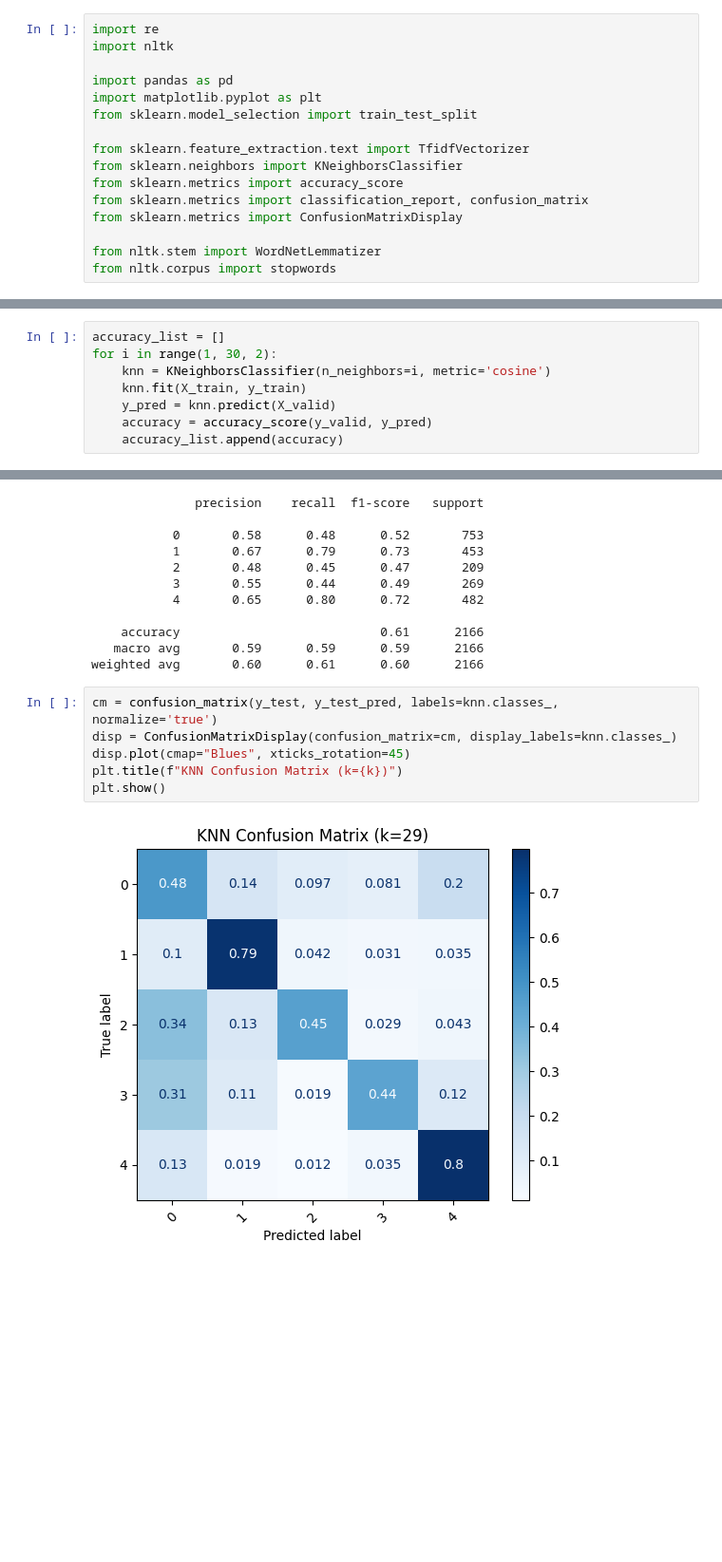
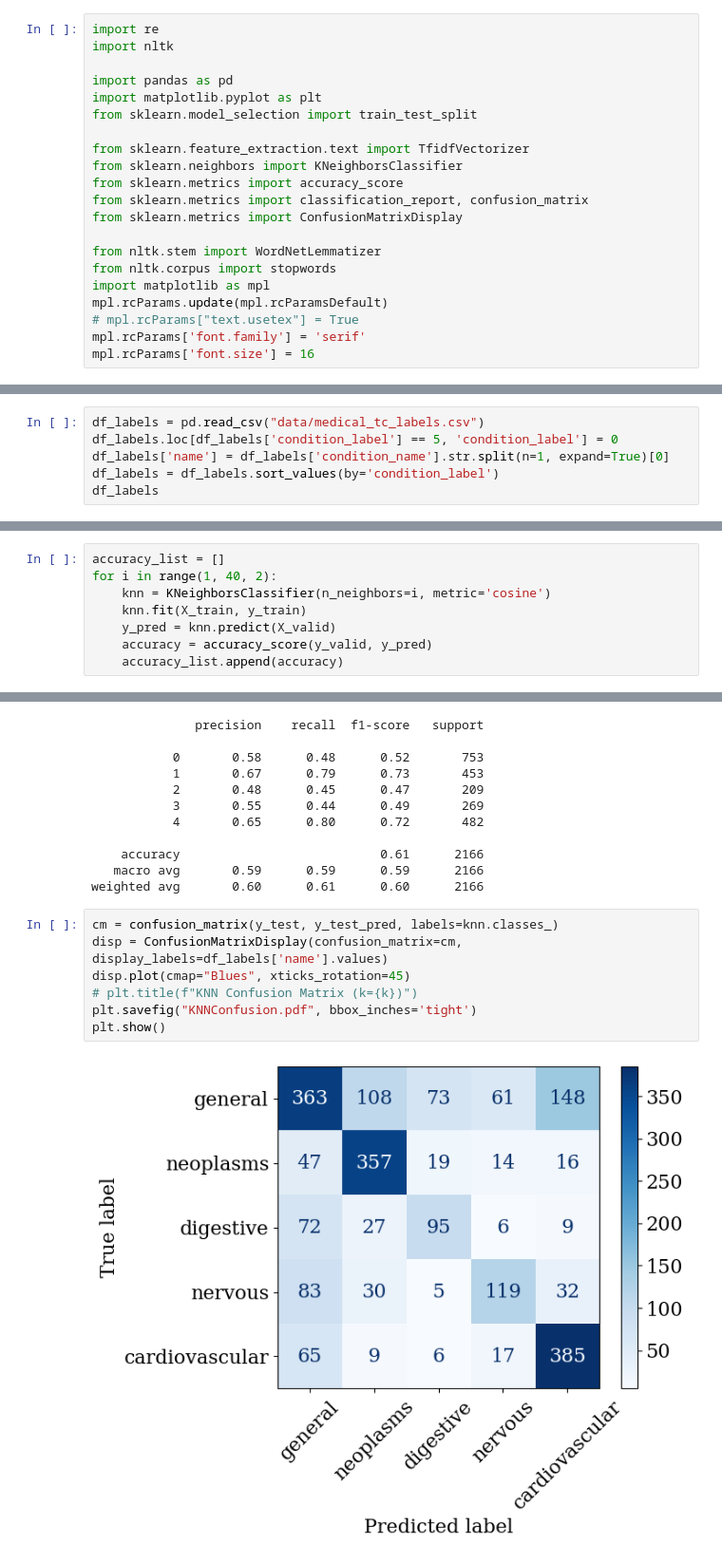
Before and after one commit to Dipkiran/Classifying-Medical-Notes-using-Multiple-Approaches, a Jupyter notebook: KNN.ipynb, the cells around one changed output, grey strips where cells are left out. Shown at 95% size. Cells and saved outputs as stored; diff of their text form; blank space fills up the shorter version.

```diff
--- a/KNN.ipynb
+++ b/KNN.ipynb
@@ -14,6 +14,11 @@ from sklearn.metrics import ConfusionMatrixDisplay
 
 from nltk.stem import WordNetLemmatizer
 from nltk.corpus import stopwords
+import matplotlib as mpl
+mpl.rcParams.update(mpl.rcParamsDefault)
+# mpl.rcParams["text.usetex"] = True
+mpl.rcParams['font.family'] = 'serif'
+mpl.rcParams['font.size'] = 16
 # %%
 nltk.download('wordnet')
 nltk.download('stopwords')
@@ -33,3 +38,9 @@ print("The total number of testing data is: %d" %(df_test.shape[0]))
 # %% [output]
 The total number of training data is: 11550
 The total number of testing data is: 2888
+# %%
+df_labels = pd.read_csv("data/medical_tc_labels.csv")
+df_labels.loc[df_labels['condition_label'] == 5, 'condition_label'] = 0
+df_labels['name'] = df_labels['condition_name'].str.split(n=1, expand=True)[0]
+df_labels = df_labels.sort_values(by='condition_label')
+df_labels
@@ -93,7 +111,7 @@ Validation set size: 2166
 Test set size: 2166
 # %%
 accuracy_list = []
-for i in range(1, 30, 2):
+for i in range(1, 40, 2):
     knn = KNeighborsClassifier(n_neighbors=i, metric='cosine')
     knn.fit(X_train, y_train)
     y_pred = knn.predict(X_valid)
@@ -168,10 +190,11 @@ print(classification_report(y_test, y_test_pred))
    macro avg       0.59      0.59      0.59      2166
 weighted avg       0.60      0.61      0.60      2166
 # %%
-cm = confusion_matrix(y_test, y_test_pred, labels=knn.classes_, normalize='true')
-disp = ConfusionMatrixDisplay(confusion_matrix=cm, display_labels=knn.classes_)
+cm = confusion_matrix(y_test, y_test_pred, labels=knn.classes_)
+disp = ConfusionMatrixDisplay(confusion_matrix=cm, display_labels=df_labels['name'].values)
 disp.plot(cmap="Blues", xticks_rotation=45)
-plt.title(f"KNN Confusion Matrix (k={k})")
+# plt.title(f"KNN Confusion Matrix (k={k})")
+plt.savefig("KNNConfusion.pdf", bbox_inches='tight')
 plt.show()
 # %% [output]
-[figure, old version]
+[figure, new version]
```
Also changed, not shown: parts of 3 cells of this notebook, 1 other file.
